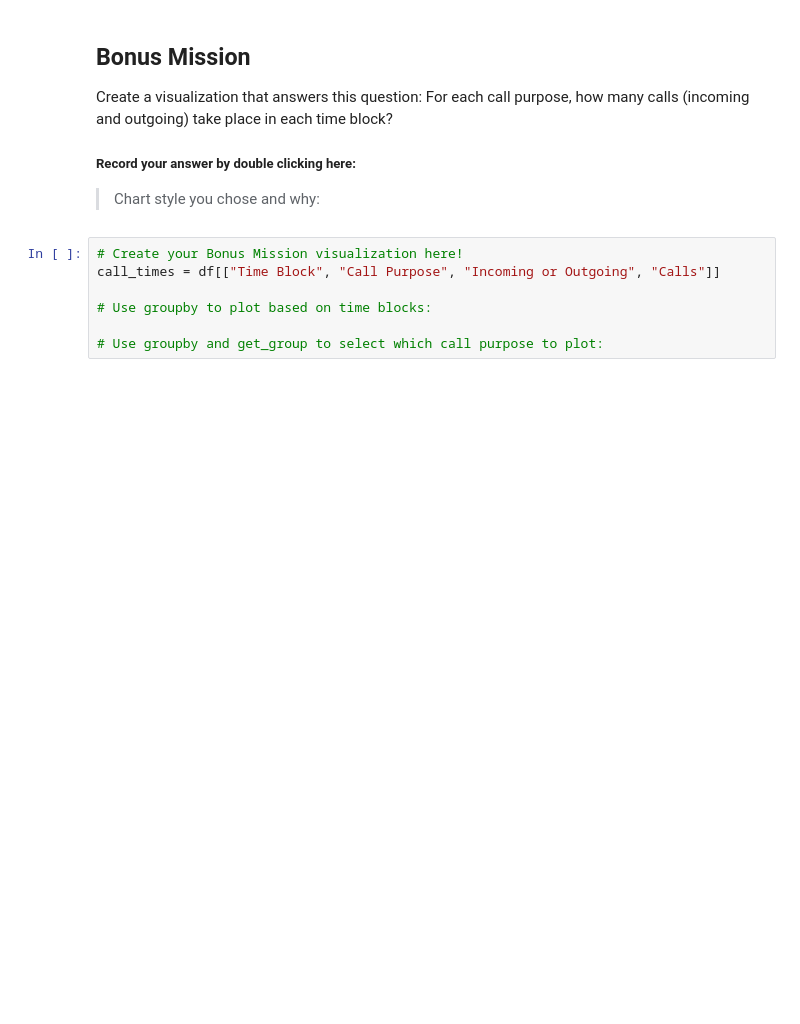
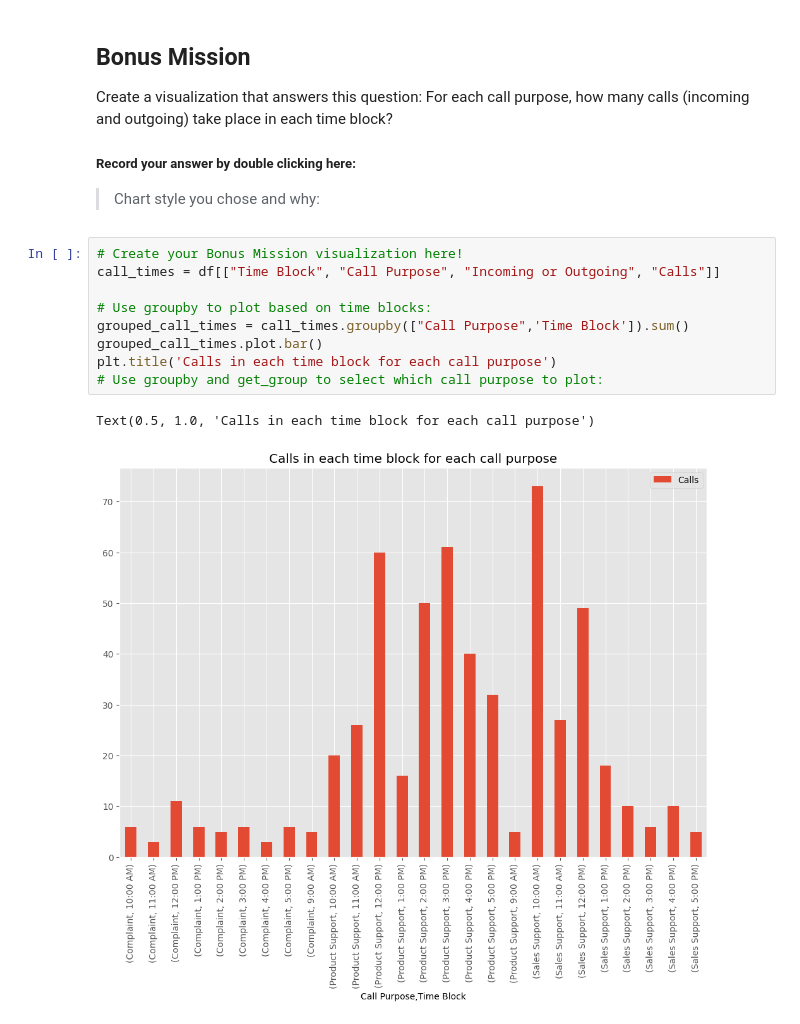
Before and after one commit to mtejasvi/call-center-cleanup-assignment, a Jupyter notebook: Call_Center_Cleanup.ipynb, the cells around one changed output. Drawn from its saved outputs; the diff is of its cells as text; blank space fills up the shorter version.

```diff
--- a/Call_Center_Cleanup.ipynb
+++ b/Call_Center_Cleanup.ipynb
@@ -874,7 +876,12 @@ Create a visualization that answers this question: For each call purpose, how ma
 # %%
 # Create your Bonus Mission visualization here!
 call_times = df[["Time Block", "Call Purpose", "Incoming or Outgoing", "Calls"]]
 
 # Use groupby to plot based on time blocks:
-
+grouped_call_times = call_times.groupby(["Call Purpose",'Time Block']).sum()
+grouped_call_times.plot.bar()
+plt.title('Calls in each time block for each call purpose')
 # Use groupby and get_group to select which call purpose to plot:
+# %% [output]
+Text(0.5, 1.0, 'Calls in each time block for each call purpose')
+[figure, added]
```
Also changed, not shown: parts of 13 cells of this notebook.
